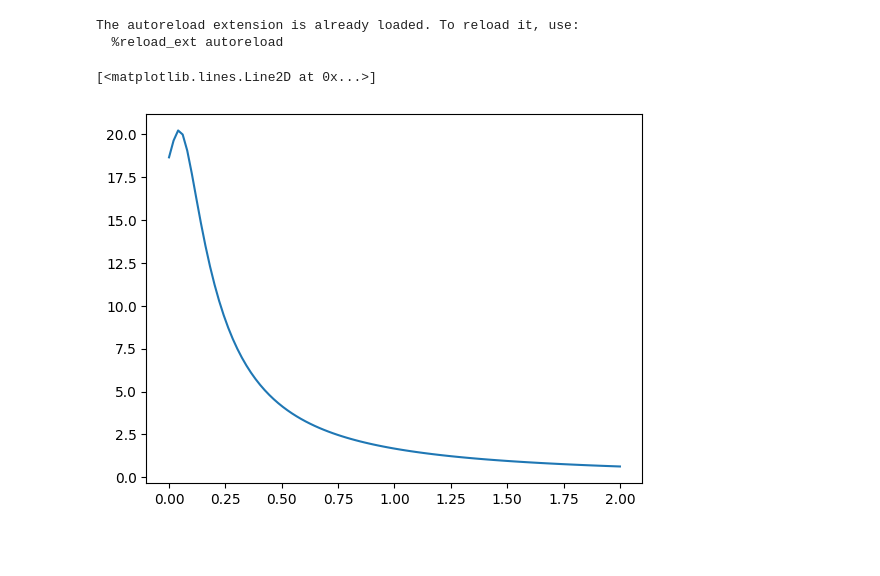
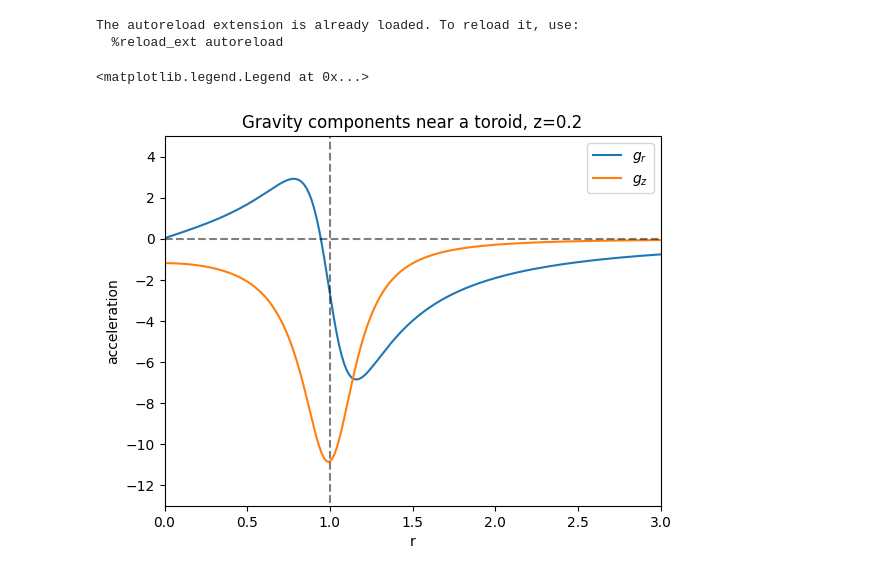
Before and after one commit to dana-grund/HPC4WC, a Jupyter notebook: projects/2023/project06_shallow_water/toroidal_physics/test_toroidal_physics.ipynb, the cells around one changed output. Drawn from its saved outputs; the diff is of its cells as text; code cells hidden in the pictures; blank space fills up the shorter version.

```diff
--- a/projects/2023/project06_shallow_water/toroidal_physics/test_toroidal_physics.ipynb
+++ b/projects/2023/project06_shallow_water/toroidal_physics/test_toroidal_physics.ipynb
@@ -17,8 +13,30 @@ rho = 1
-# %%
-r = np.linspace(0, 2, 100)
-z = 0.1
-a_r, a_z = tp.toroidal_gravity(r, z, rho, major_r)
-plt.plot(r, a_r, label="a_r")
-# %% [output]
-[<matplotlib.lines.Line2D at 0x...>]
-[figure, removed]
+# %%
+r_major = 1
+r_minor = 0.5*r_major
+# %%
+r = np.linspace(0, 3, 200)
+z = 0.2
+a_r, a_z = tp.toroidal_gravity(r, z, r_major)
+
+plt.plot(r, a_r, label="$g_r$")
+plt.plot(r, a_z, label="$g_z$")
+# y=0 line
+plt.plot(r, np.zeros(len(r)), 'k--', alpha=0.5)
+
+# x=1 line
+plt.plot(np.ones(100), np.linspace(-15,15,100), 'k--', alpha=0.5)
+
+plt.xlim(np.min(r), np.max(r))
+plt.ylim(-13,5)
+
+# plt.plot(r, a_theta, label="a_theta")
+# plt.plot(r, a_simple, label="a_simple")
+# plt.ylim(-10,10)
+plt.xlabel("r")
+plt.ylabel("acceleration")
+plt.title("Gravity components near a toroid, z="+str(z))
+
+plt.legend()
+# %% [output]
+<matplotlib.legend.Legend at 0x...>
+[figure, added]
```
Also changed, not shown: parts of 8 cells of this notebook, 1 other file.
